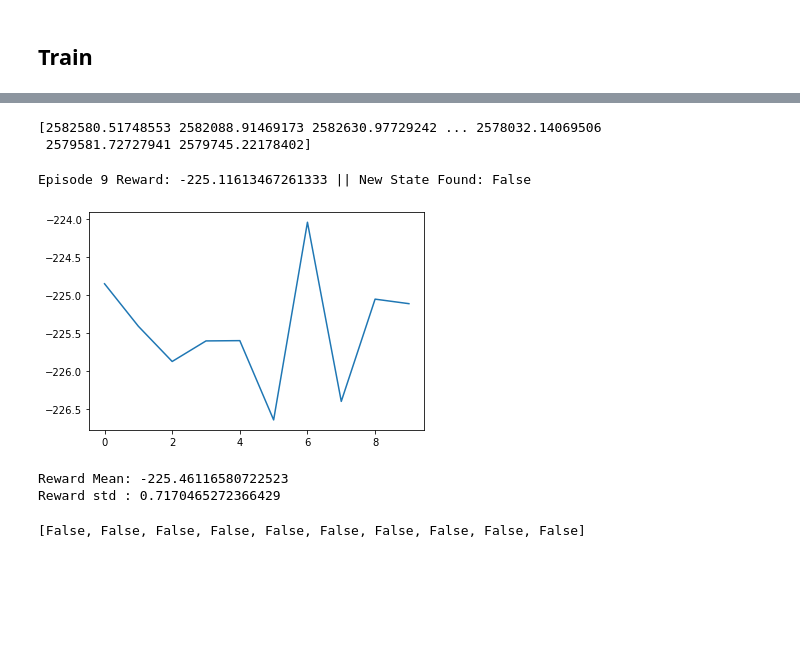
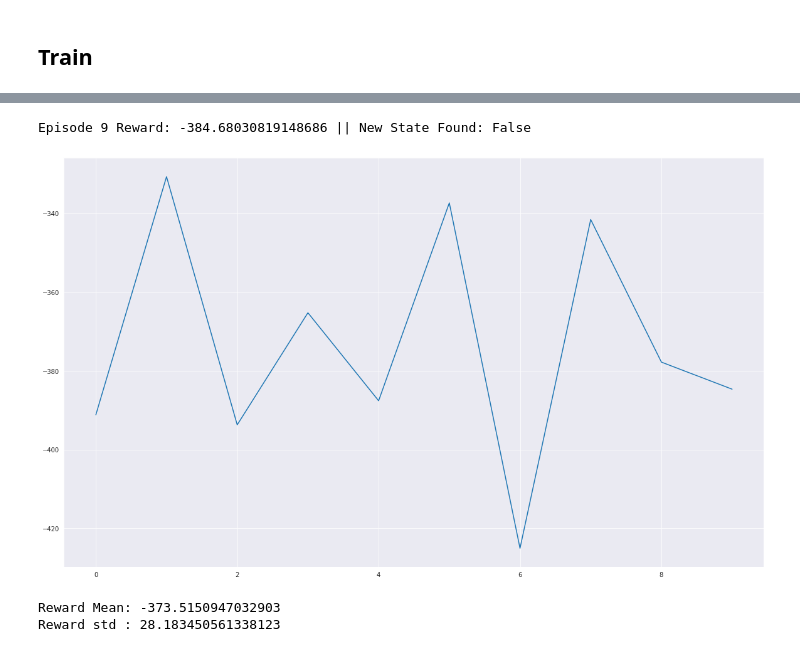
Before and after one commit to MHamza-Y/State-Space-Discretization, a Jupyter notebook: policy_iteration.ipynb, the cells around one changed output, grey strips where cells are left out. Drawn from its saved outputs; the diff is of its cells as text; code cells hidden in the pictures; blank space fills up the shorter version.

```diff
--- a/policy_iteration.ipynb
+++ b/policy_iteration.ipynb
@@ -88,5 +178,0 @@ policy change = [1772, 1352, 1096, 704, 319, 92, 35, 16, 2, 0]
-# %%
-print(solver.values)
-# %% [output]
-[2582580.51748553 2582088.91469173 2582630.97729242 ... 2578032.14069506
- 2579581.72727941 2579745.22178402]
@@ -101,12 +179,21 @@ algo = EvalDiscreteStatePolicy(policy=policy,env_creator=env_creator,env_kwargs=
-# %%
-algo.evaluate(epochs=10)
-# %% [output]
-Episode 9 Reward: -225.11613467261333 || New State Found: False
-[figure, removed]
-Reward Mean: -225.46116580722523
-Reward std : 0.7170465272366429
-# %%
-algo.eval_new_state_found
-# %% [output]
-[False, False, False, False, False, False, False, False, False, False]
+# %%
+from benchmarks.policy_benchmarks import PolicyBenchmarks
+
+steps_per_episode = 1000
+evaluators = []
+for i, policy_file in enumerate(policies_save_paths):
+    print(policy_file)
+    eval_policy = DPPolicy.load(policy_file)
+    env_kwargs = {'steps_per_episode': steps_per_episode, 'device': device, 'model_path': quant_models_paths[i]}
+    evaluator = EvalDiscreteStatePolicy(policy=eval_policy, env_creator=env_creator, env_kwargs=env_kwargs,
+                                        tag=policy_file.split('/')[-1].split('.')[0])
+    evaluators.append(evaluator)
+
+policy_benchmarks = PolicyBenchmarks(evaluators=evaluators, epochs=10)
+policy_benchmarks.benchmark()
+# %% [output]
+Episode 9 Reward: -384.68030819148686 || New State Found: False
+[figure, added]
+Reward Mean: -373.5150947032903
+Reward std : 28.183450561338123
 # %%
```
Also changed, not shown: parts of 14 cells of this notebook, 18 other files.
